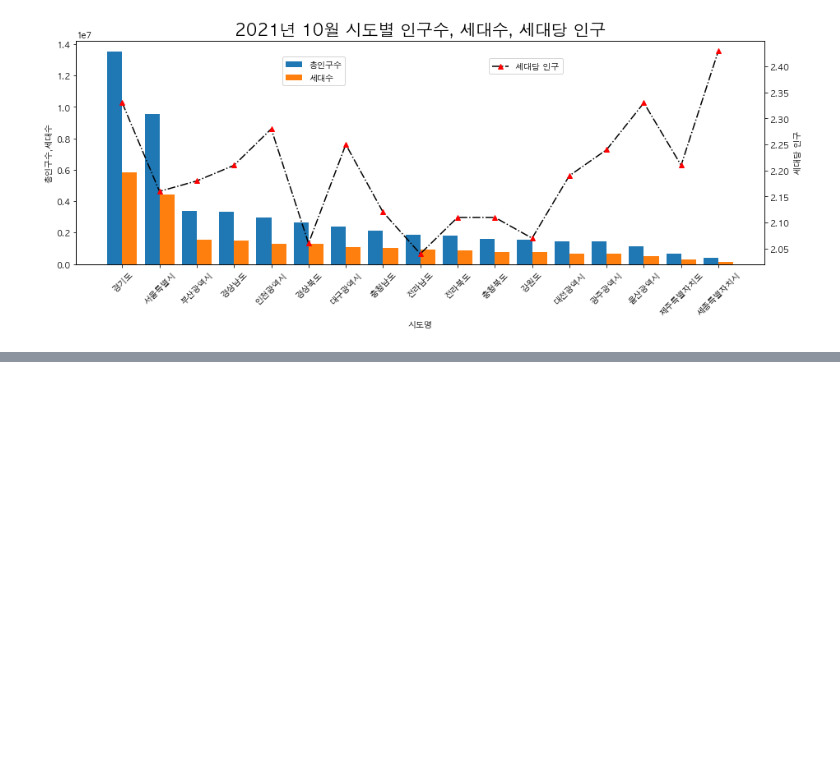
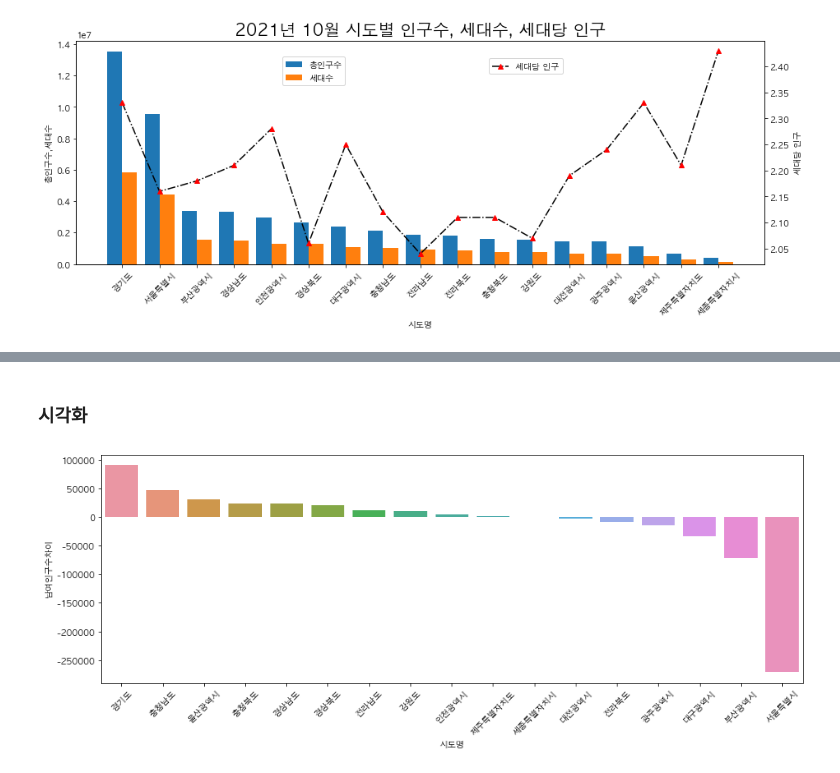
Before and after one commit to limetree-indigo/python-visualization, a Jupyter notebook: 11 지역별 인구구조 시각화/11 지역별 인구구조 시각화.ipynb, the cells around one changed output, grey strips where cells are left out. Cells and saved outputs as stored; diff of their text form; code cells hidden in the pictures; blank space fills up the shorter version.

```diff
--- a/11 지역별 인구구조 시각화/11 지역별 인구구조 시각화.ipynb
+++ b/11 지역별 인구구조 시각화/11 지역별 인구구조 시각화.ipynb
@@ -208,0 +238,4 @@ plt.show()
+# %%
+df_sido['남여인구수차이']=df_sido['남자 인구수']-df_sido['여자 인구수']
+df_sido = df_sido.sort_values('남여인구수차이', ascending=False)
+df_sido
@@ -208,0 +261,9 @@ plt.show()
+# %% [markdown]
+### 시각화
+# %%
+sns.barplot(data=df_sido, x='시도명', y='남여인구수차이')
+plt.xticks(rotation=45)
+plt.axhline(0)
+plt.show()
+# %% [output]
+[figure, added]
```
Also changed, not shown: parts of 5 cells of this notebook.
